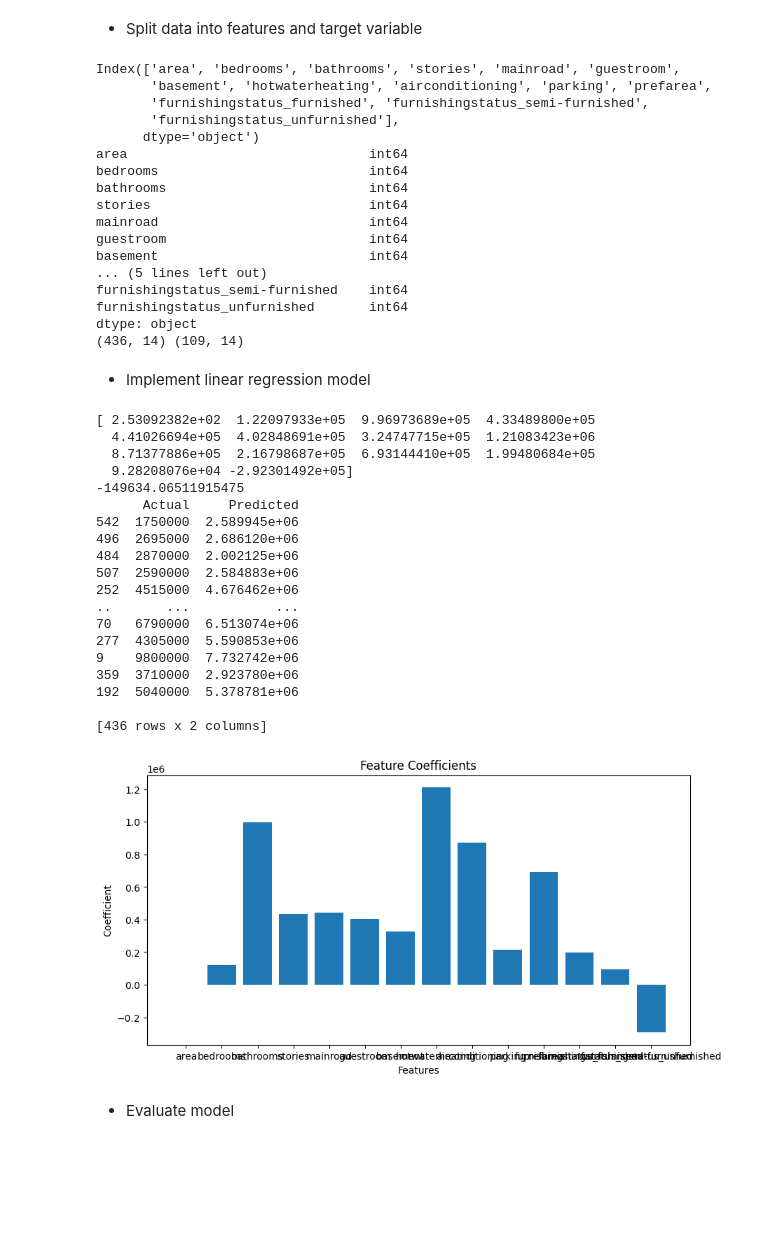
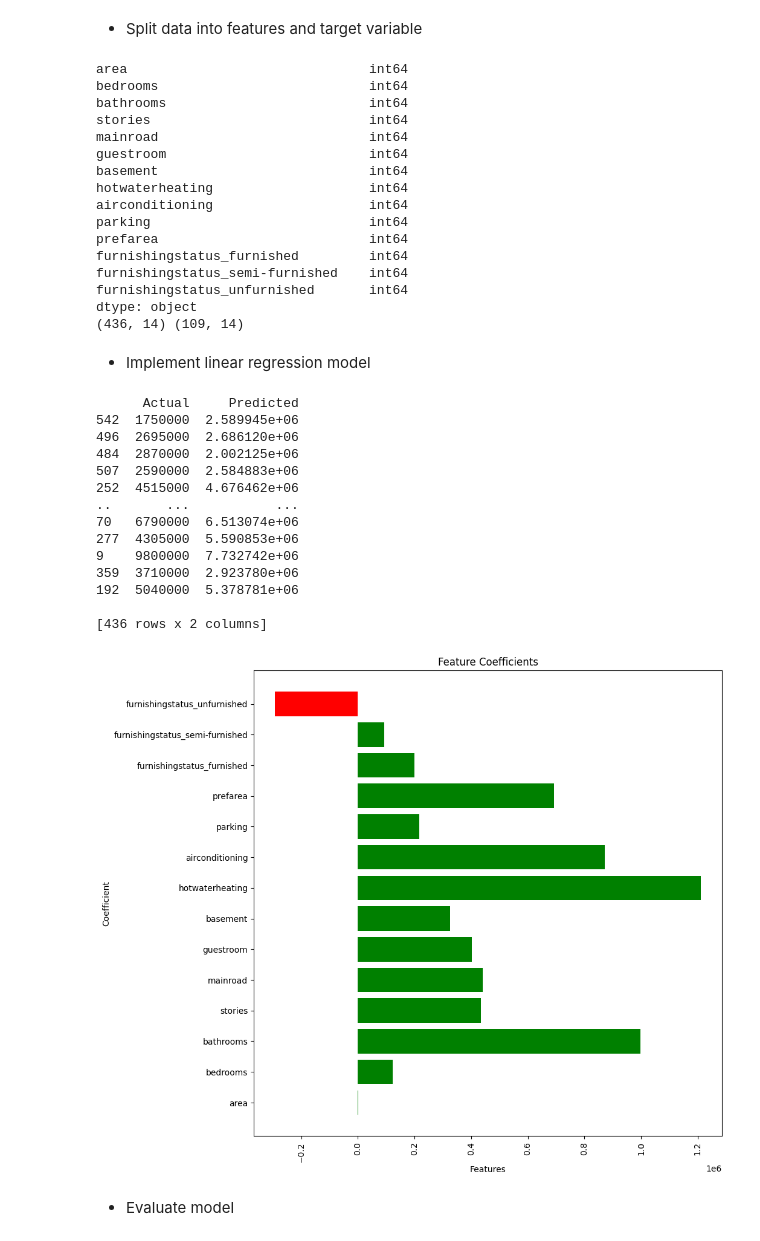
Before and after one commit to sgmalik/ML-Final-Project, a Jupyter notebook: main.ipynb, the cells around one changed output. Saved outputs shown, nothing was run; the diff lists cells and outputs as text; code cells hidden in the pictures; blank space fills up the shorter version.

```diff
--- a/main.ipynb
+++ b/main.ipynb
@@ -133,7 +124,6 @@ X = data.drop('price', axis=1)
 # remove categorical data, will remove this when we learn how to handle categorical data
 X = X.drop(data.select_dtypes(include='object').columns, axis=1)
 # verify categorical data dropped
-print(X.columns)
 print(X.dtypes)
 y = data['price']
 
@@ -142,11 +132,6 @@ X_train, X_test, y_train, y_test = train_test_split(X, y, test_size=0.2, random_
 # Verifying split
 print(X_train.shape, X_test.shape)
 # %% [output]
-Index(['area', 'bedrooms', 'bathrooms', 'stories', 'mainroad', 'guestroom',
-       'basement', 'hotwaterheating', 'airconditioning', 'parking', 'prefarea',
-       'furnishingstatus_furnished', 'furnishingstatus_semi-furnished',
-       'furnishingstatus_unfurnished'],
-      dtype='object')
 area                               int64
 bedrooms                           int64
 bathrooms                          int64
@@ -154,7 +139,11 @@ stories                            int64
 mainroad                           int64
 guestroom                          int64
 basement                           int64
-... (5 lines left out)
+hotwaterheating                    int64
+airconditioning                    int64
+parking                            int64
+prefarea                           int64
+furnishingstatus_furnished         int64
 furnishingstatus_semi-furnished    int64
 furnishingstatus_unfurnished       int64
 dtype: object
@@ -164,41 +153,37 @@ dtype: object
 # %%
 model = LinearRegression()
 # Train the model
 model.fit(X_train, y_train)
 # These are the coefficients for each feature in the dataset. The intercept is the value of y when all x values are 0. The importance of each feature can be determined by the magnitude of the coefficient. The larger the coefficient, the more important the feature is in predicting the target variable.
-print(model.coef_)
-print(model.intercept_)
+coef = model.coef_
+intercept = model.intercept_
 # Bar chart of coefficients
-plt.figure(figsize=(10, 5))
-plt.bar(X_train.columns, model.coef_)
+plt.figure(figsize=(10, 10))
+plt.barh(X.columns, model.coef_, color=['green' if c >= 0 else 'red' for c in model.coef_])
 plt.xlabel('Features')
 plt.ylabel('Coefficient')
 plt.title('Feature Coefficients')
+plt.xticks(rotation=90)
 # Predict the target variable for the training data
 y_pred = model.predict(X_train)
 # Display predicted price vs actual price
 print(pd.DataFrame({'Actual': y_train, 'Predicted': y_pred}))
 # %% [output]
-[ 2.53092382e+02  1.22097933e+05  9.96973689e+05  4.33489800e+05
-  4.41026694e+05  4.02848691e+05  3.24747715e+05  1.21083423e+06
-  8.71377886e+05  2.16798687e+05  6.93144410e+05  1.99480684e+05
-  9.28208076e+04 -2.92301492e+05]
--149634.06511915475
       Actual     Predicted
 542  1750000  2.589945e+06
 496  2695000  2.686120e+06
 484  2870000  2.002125e+06
 507  2590000  2.584883e+06
 252  4515000  4.676462e+06
 ..       ...           ...
 70   6790000  6.513074e+06
 277  4305000  5.590853e+06
 9    9800000  7.732742e+06
 359  3710000  2.923780e+06
 192  5040000  5.378781e+06
 
 [436 rows x 2 columns]
-[figure, old version]
+[figure, new version]
 # %% [markdown]
 * Evaluate model
 # %%
```
Also changed, not shown: parts of 8 cells of this notebook.
